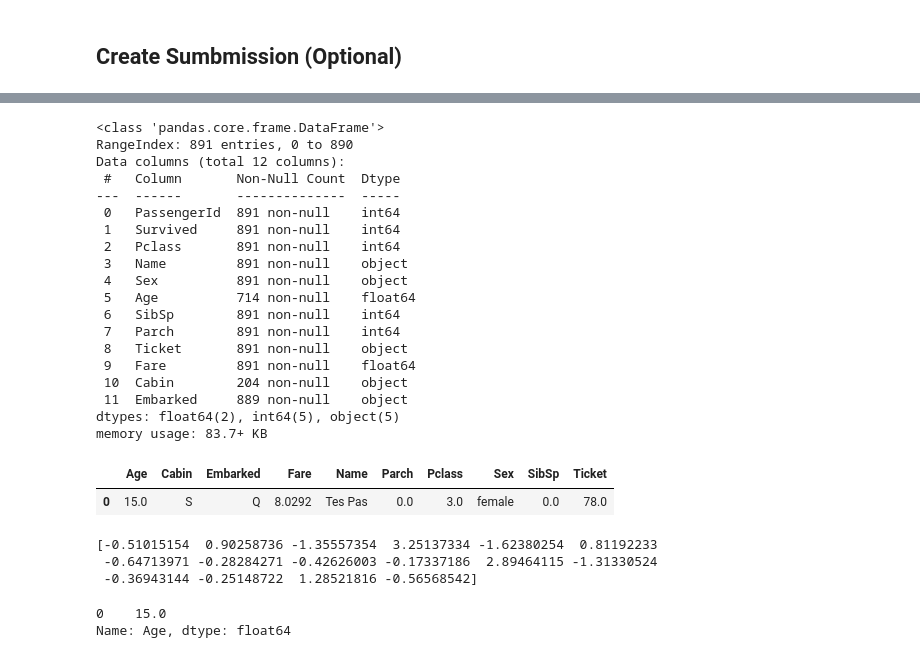
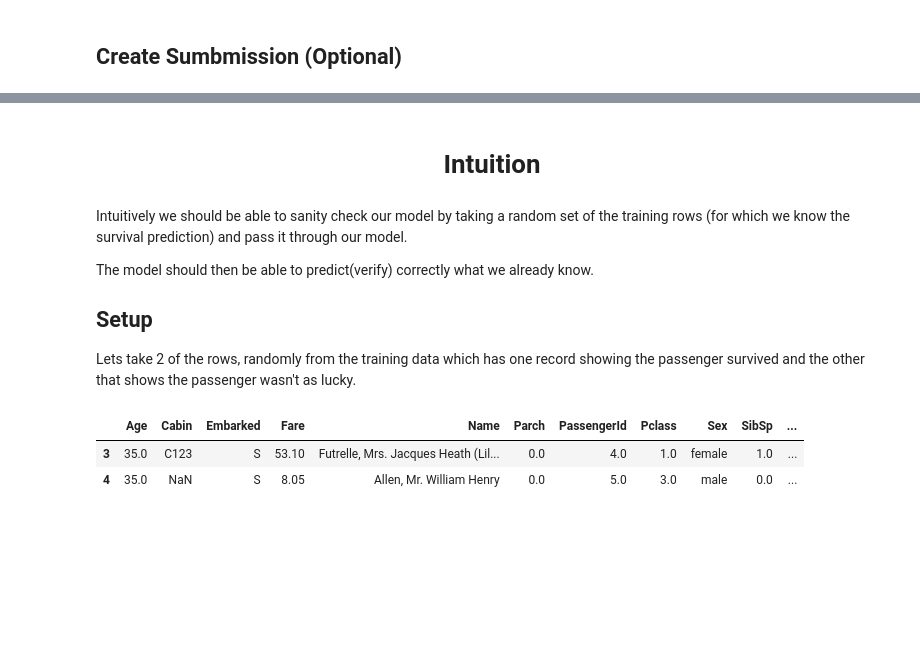
Before and after one commit to ashwin-vx/machine-learnings, a Jupyter notebook: kaggle_titanic_competition.ipynb, the cells around one changed output, grey strips where cells are left out. Drawn from its saved outputs; the diff is of its cells as text; code cells hidden in the pictures; blank space fills up the shorter version.

Commit message:
Intuition part 1

```diff
--- a/kaggle_titanic_competition.ipynb
+++ b/kaggle_titanic_competition.ipynb
@@ -820,51 +820,28 @@ out.head(20)
 | 19 | 911 | 0 |
 # %%
 out.to_csv("submission.csv")
-# %%
-training_data.info()
-# %% [output]
-<class 'pandas.core.frame.DataFrame'>
-RangeIndex: 891 entries, 0 to 890
-Data columns (total 12 columns):
- #   Column       Non-Null Count  Dtype
----  ------       --------------  -----
- 0   PassengerId  891 non-null    int64
- 1   Survived     891 non-null    int64
- 2   Pclass       891 non-null    int64
- 3   Name         891 non-null    object
- 4   Sex          891 non-null    object
- 5   Age          714 non-null    float64
- 6   SibSp        891 non-null    int64
- 7   Parch        891 non-null    int64
- 8   Ticket       891 non-null    object
- 9   Fare         891 non-null    float64
- 10  Cabin        204 non-null    object
- 11  Embarked     889 non-null    object
-dtypes: float64(2), int64(5), object(5)
-memory usage: 83.7+ KB
+# %% [markdown]
+<h1><center>Intuition</center></h1>
+# %% [markdown]
+Intuitively we should be able to sanity check our model by taking a random set of the training rows (for which we know the survival prediction) and pass it through our model.
+
+The model should then be able to predict(verify) correctly what we already know.
+
+## Setup
+
+Lets take 2 of the rows, randomly from the training data which has one record showing the passenger survived and the other that shows the passenger wasn't as lucky.
 # %%
-intuition_df = pd.DataFrame()
-row = {"Pclass": 3,
-       "Name": "Tes Pas",
-       "Sex":"female",
-       "Age":15,
-       "SibSp":0,
-       "Parch":0,
-       "Ticket":78,
-       "Fare": 8.0292,
-       "Cabin": "S",
-       "Embarked": "Q"}
-intuition_df = intuition_df.append(row, ignore_index=True)
+survived_row = training_data.iloc[3] #This passenger survived
+perished_row = training_data.iloc[4] #This passenger did not survive
+
+
+intuition_df = pd.DataFrame() # createa new dataframe and add it to the rows
+
+intuition_df = intuition_df.append(survived_row)
+intuition_df = intuition_df.append(perished_row)
+
 intuition_df.head()
-print(X[22])
 # %% [output]
-|  | Age | Cabin | Embarked | Fare | Name | Parch | Pclass | Sex | SibSp | Ticket |
-| 0 | 15.0 | S | Q | 8.0292 | Tes Pas | 0.0 | 3.0 | female | 0.0 | 78.0 |
+|  | Age | Cabin | Embarked | Fare | Name | Parch | PassengerId | Pclass | Sex | SibSp | ... |
+| 3 | 35.0 | C123 | S | 53.10 | Futrelle, Mrs. Jacques Heath (Lil... | 0.0 | 4.0 | 1.0 | female | 1.0 | ... |
+| 4 | 35.0 | NaN | S | 8.05 | Allen, Mr. William Henry | 0.0 | 5.0 | 3.0 | male | 0.0 | ... |
-[-0.51015154  0.90258736 -1.35557354  3.25137334 -1.62380254  0.81192233
- -0.64713971 -0.28284271 -0.42626003 -0.17337186  2.89464115 -1.31330524
- -0.36943144 -0.25148722  1.28521816 -0.56568542]
-# %%
-print(i1["Age"])
-# %% [output]
-0    15.0
-Name: Age, dtype: float64
```
Also changed, not shown: parts of 9 cells of this notebook.
